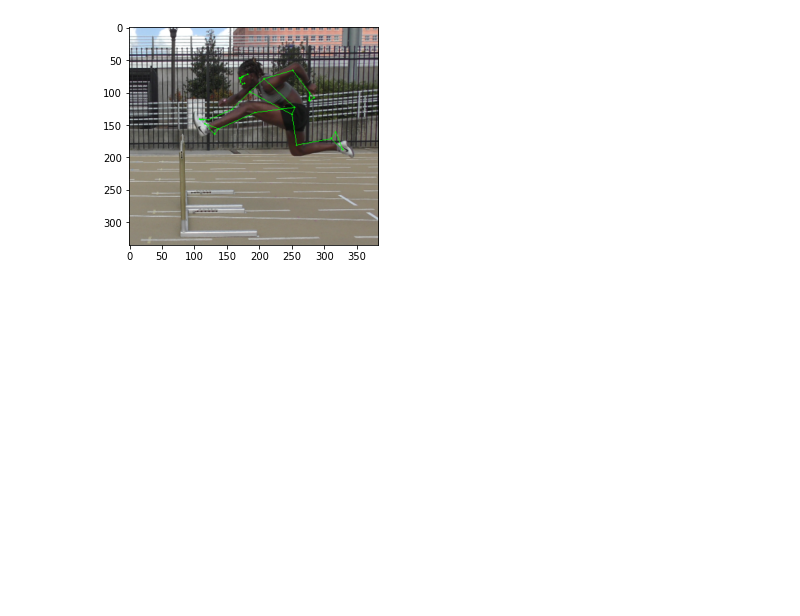
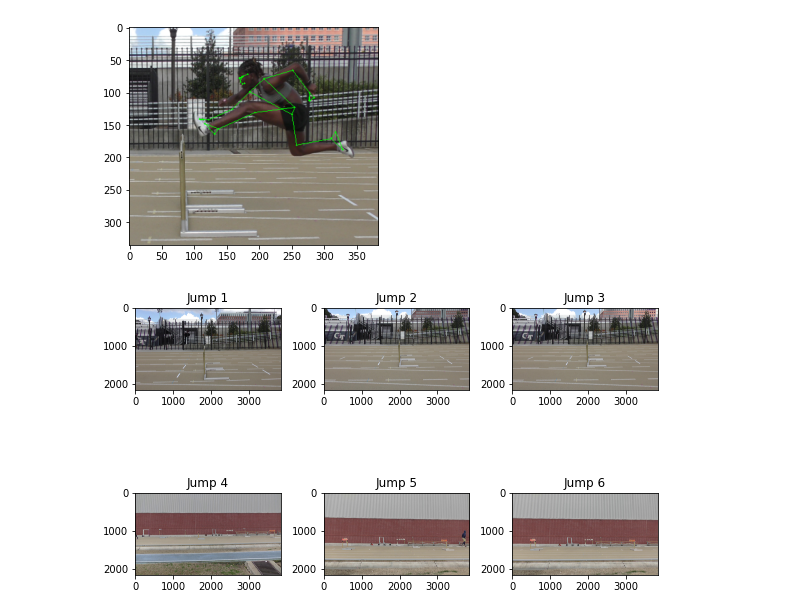
Before and after one commit to ayau/hackalytics, a Jupyter notebook: test notebook.ipynb, the cells around one changed output. Cells and saved outputs as stored; diff of their text form; code cells hidden in the pictures; blank space fills up the shorter version.

Commit message:
video screenshots

```diff
--- a/test notebook.ipynb
+++ b/test notebook.ipynb
@@ -64,3 +52,37 @@ Nose coordinates: (171.02951431274414, 84.5266380906105)
 Pose landmarks:
 <matplotlib.image.AxesImage at 0x...>
 [figure]
+# %%
+video_base_path = './sample_videos/jump' #_.mp4
+image_base_path = './sample_videos/screenshot_jump' #_.jpg
+axes=[]
+
+#total_frames = int(f.get(cv2.CAP_PROP_FRAME_COUNT))
+
+fig=plt.figure(figsize=(8, 8))
+
+for i in range(1,7):
+    video_path = video_base_path+str(i)+".mp4"
+    image_path = image_base_path+str(i)+".jpg"
+
+    f = cv2.VideoCapture(video_path)
+
+    #get 30th frame for safety
+    for j in range(30):
+        rval, frame = f.read()
+
+    cv2.imwrite(image_path, frame)
+    f.release()
+
+    #img = cv2.imread(image_path)[:,:,::-1]
+    axes.append( fig.add_subplot(3, 3, i) )
+    subplot_title=("Jump "+str(i))
+    axes[-1].set_title(subplot_title)
+    img = np.array(Image.open(image_path), dtype=np.uint8)
+    plt.imshow(img)
+
+
+fig.tight_layout()
+plt.show()
+# %% [output]
+[figure, added]
```
Also changed, not shown: parts of 4 cells of this notebook, 6 other files.
